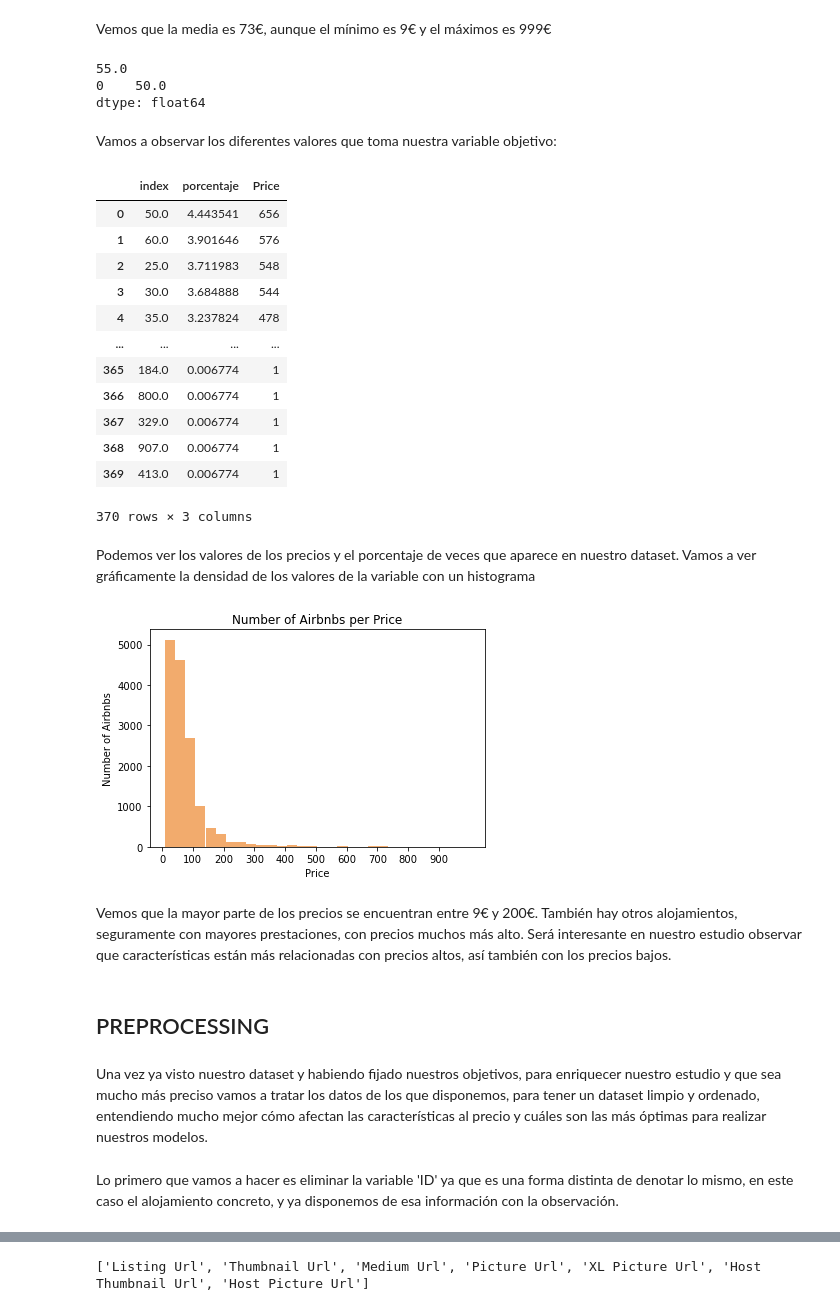
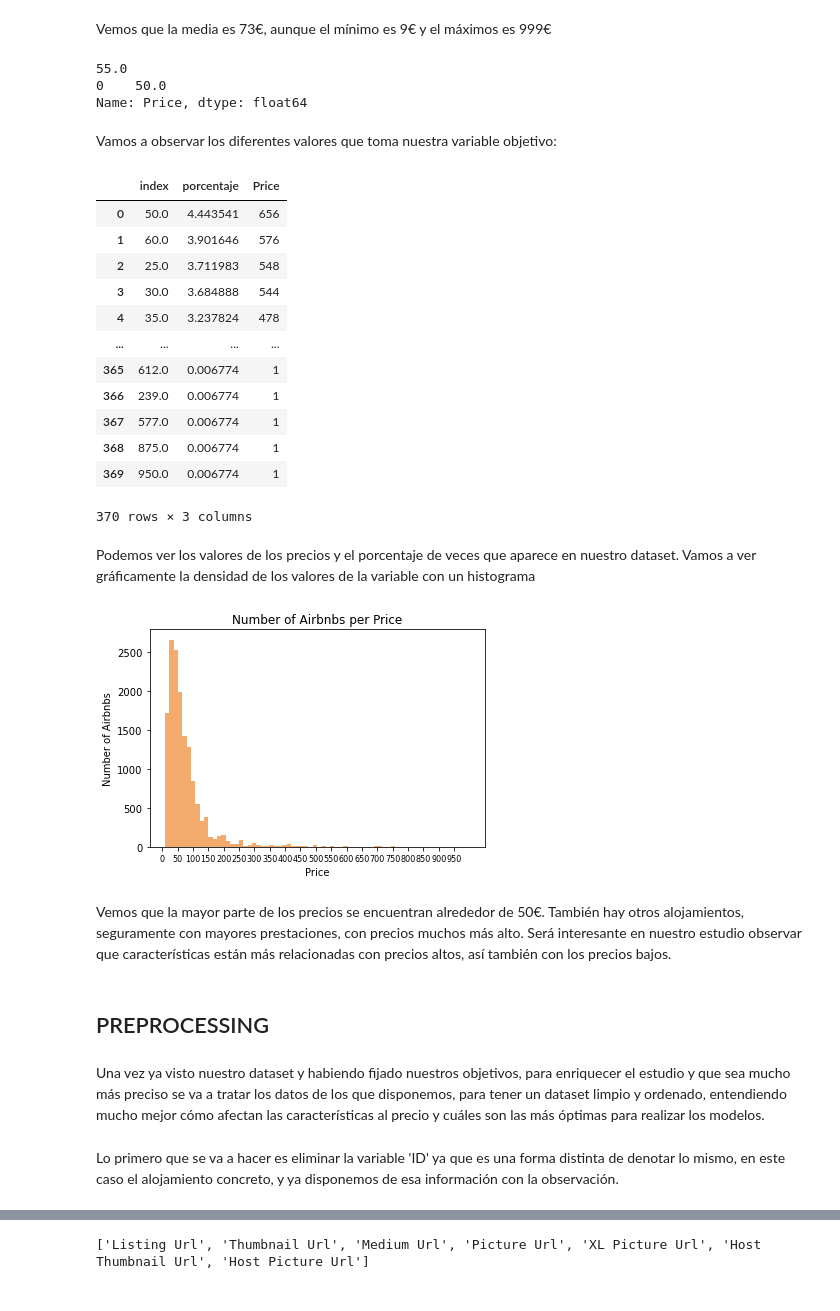
Before and after one commit to angelaescolar/Practica_Final_ML, a Jupyter notebook: PrácticaFinal5.ipynb, the cells around one changed output, grey strips where cells are left out. Saved outputs shown, nothing was run; the diff lists cells and outputs as text; code cells hidden in the pictures.

```diff
--- a/PrácticaFinal5.ipynb
+++ b/PrácticaFinal5.ipynb
@@ -26,6 +26,3 @@ data.head()
 | 3 | 5398030 | https://www.airbnb.com/rooms/5398030 | 2.017040e+13 | 08.04.17 | Picasso Suite 1.4 Paseo de Gracia | Live like a local in Barcelona's ... | You wake up to the sun rising ove... | Live like a local in Barcelona's ... | ... |
 | 4 | 18104606 | https://www.airbnb.com/rooms/1810... | 2.017040e+13 | 08.04.17 | Smart City Centre Apartment II | Unique apartment in vibrant neigh... | License: HUTB-005313 Charming apa... | Unique apartment in vibrant neigh... | ... |
 5 rows × 89 columns
-# %%
-data=pd.read_csv('C:/Users/aleja_l/Desktop/MACHINE-LEARNING/TrabajoFinalML/airbnb-listings-extract.csv',sep=';',low_memory=False)
-data.head()
@@ -112,7 +101,7 @@ print(data['Price'].mode())
 # %% [output]
 55.0
 0    50.0
-dtype: float64
+Name: Price, dtype: float64
 # %% [markdown]
 Vamos a observar los diferentes valores que toma nuestra variable objetivo:
 # %%
@@ -128,32 +117,32 @@ dist_price
 | 3 | 30.0 | 3.684888 | 544 |
 | 4 | 35.0 | 3.237824 | 478 |
 | ... | ... | ... | ... |
-| 365 | 184.0 | 0.006774 | 1 |
-| 366 | 800.0 | 0.006774 | 1 |
-| 367 | 329.0 | 0.006774 | 1 |
-| 368 | 907.0 | 0.006774 | 1 |
-| 369 | 413.0 | 0.006774 | 1 |
+| 365 | 612.0 | 0.006774 | 1 |
+| 366 | 239.0 | 0.006774 | 1 |
+| 367 | 577.0 | 0.006774 | 1 |
+| 368 | 875.0 | 0.006774 | 1 |
+| 369 | 950.0 | 0.006774 | 1 |
 370 rows × 3 columns
 # %% [markdown]
 Podemos ver los valores de los precios y el porcentaje de veces que aparece en nuestro dataset.
 Vamos a ver gráficamente la densidad de los valores de la variable con un histograma
 # %%
-plt.hist(data.Price, bins=30, color='#F2AB6D')
-plt.xticks(np.arange(0, np.max(data.Price),100))
+plt.hist(data.Price, bins=70, color='#F2AB6D')
+plt.xticks(np.arange(0, np.max(data.Price),50), fontsize=8)
 plt.xlabel("Price")
 plt.ylabel("Number of Airbnbs")
 plt.title("Number of Airbnbs per Price")
 plt.show()
 # %% [output]
-[figure, old version]
+[figure, new version]
 # %% [markdown]
-Vemos que la mayor parte de los precios se encuentran entre 9€ y 200€. También hay otros alojamientos, seguramente con mayores prestaciones, con precios muchos más alto. Será interesante en nuestro estudio observar que características están más relacionadas con precios altos, así también con los precios bajos.
+Vemos que la mayor parte de los precios se encuentran alrededor de 50€. También hay otros alojamientos, seguramente con mayores prestaciones, con precios muchos más alto. Será interesante en nuestro estudio observar que características están más relacionadas con precios altos, así también con los precios bajos.
 # %% [markdown]
 ## PREPROCESSING
 # %% [markdown]
-Una vez ya visto nuestro dataset y habiendo fijado nuestros objetivos, para enriquecer nuestro estudio y que sea mucho más preciso vamos a tratar los datos de los que disponemos, para tener un dataset limpio y ordenado, entendiendo mucho mejor cómo afectan las características al precio y cuáles son las más óptimas para realizar nuestros modelos.
+Una vez ya visto nuestro dataset y habiendo fijado nuestros objetivos, para enriquecer el estudio y que sea mucho más preciso se va a tratar los datos de los que disponemos, para tener un dataset limpio y ordenado, entendiendo mucho mejor cómo afectan las características al precio y cuáles son las más óptimas para realizar los modelos.
 # %% [markdown]
-Lo primero que vamos a hacer es eliminar la variable 'ID'  ya que es una forma distinta de denotar lo mismo, en este caso el alojamiento concreto, y ya disponemos de esa información con la observación.
+Lo primero que se va a hacer es eliminar la variable 'ID'  ya que es una forma distinta de denotar lo mismo, en este caso el alojamiento concreto, y ya disponemos de esa información con la observación.
 # %%
 data = data.drop(['ID'], axis=1)
 # %% [markdown]
```
Also changed, not shown: parts of 52 cells of this notebook.
